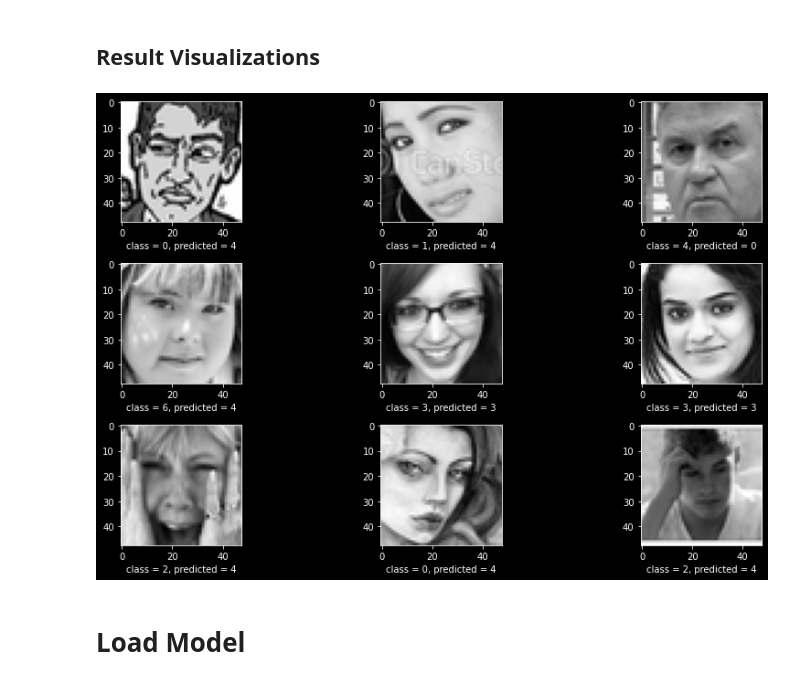
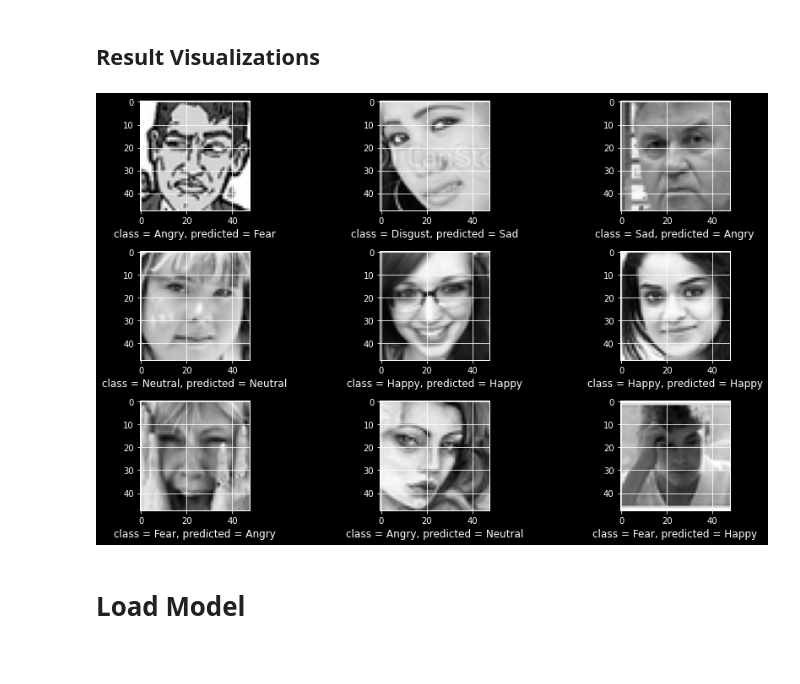
Before and after one commit to spykard/Deep-Learning, a Jupyter notebook: Basic_image_FER_etc_plus_generator.ipynb, the cells around one changed output. Drawn from its saved outputs; the diff is of its cells as text; code cells hidden in the pictures.

```diff
--- a/Basic_image_FER_etc_plus_generator.ipynb
+++ b/Basic_image_FER_etc_plus_generator.ipynb
@@ -8,6 +8,8 @@ from keras.preprocessing.image import ImageDataGenerator, load_img
 from keras.models import Sequential, load_model
 from keras.layers import Conv2D, MaxPooling2D, BatchNormalization, AveragePooling2D
 from keras.layers import Dense, Dropout, Activation, Flatten
+from keras.applications import VGG16
+from keras.applications.vgg16 import preprocess_input
 from keras.utils import plot_model
 from keras.optimizers import Adam
 from keras.regularizers import l2
@@ -30,12 +32,12 @@ print_tensorflow_GPU_info = False
 tensorflow_verbosity = "INFO"  # DEBUG(10): All | INFO(20): Info&Warning | WARN(30)[Default]: Warning | ERROR(40): Error | FATAL(50): None
 random_state = 22
     # General
-dataset_name = "JAFFE"
+dataset_name = "FER-2013"
 multiclass = True
 num_features = 64
 num_labels = 7
 width, height = 48, 48
-channels = 1
+channels = 3
 load_npy = True
 data_generator = False
     # Convolution
@@ -45,7 +47,7 @@ strides = (2, 2)
 dropout = 0.3
     # Training
 batch_size = 64
-epochs = 10
+epochs = 2
 loss = "categorical_crossentropy"
 optimizer = "adam"
 eval_metrics = "accuracy"
@@ -134,6 +138,16 @@ if dataset_name == "FER-2013":
         tmask = np.load('./Datasets/FER-2013/ftraintestmask.npy')
         print("Data loaded from .npy files")
 
+    # Make image VGG compatible (3 channels instead of 1 channel gray scale, and BGR)
+    X_new = np.empty((len(X), width, height, channels))
+    for i in range(len(X)):
+        X_new[i] = preprocess_input(np.dstack((X[i], X[i], X[i])))
+    X = X_new
+    del X_new
+
+    # Class Label Names
+    label_names = ["Angry", "Disgust", "Fear", "Happy", "Sad", "Surprise", "Neutral"]
+
 elif dataset_name == "JAFFE":
     # Load images
     data_path = "./Datasets/Japanese Female Facial Expression (JAFFE) Dataset/PNG Format"
@@ -165,7 +179,9 @@ elif dataset_name == "JAFFE":
     labels[122:152]=4 #30
     labels[152:183]=5 #31
     labels[183:]=6 #30
-    names = ['ANGRY','DISGUST','FEAR','HAPPY','NEUTRAL','SAD','SURPRISE']
+
+    # Class Label Names
+    label_names = ['ANGRY', 'DISGUST', 'FEAR', 'HAPPY', 'NEUTRAL', 'SAD', 'SURPRISE']
 
     # Convert class labels to on-hot encoding
     Y = to_categorical(labels, num_labels)
@@ -246,6 +253,9 @@ if dataset_name == "Dogs vs. Cats":
 # %% [markdown]
 ## Dataset Preprocessing
 # %%
+def get_class_label(labels, number):
+    return labels[number]
+
 print("Dataset Preprocessing done, no feature extraction")
 # %% [output]
 Dataset Preprocessing done, no feature extraction
@@ -504,18 +529,18 @@ dict_keys(['val_loss', 'val_accuracy', 'loss', 'accuracy'])
 # %%
 ''' Visualize samples alongside predictions on the dataset '''
 if dataset_name == "FER-2013":
     predictions_df = pd.DataFrame({'id': np.where(~tmask)[0]})
     predictions_df['class'] = predictions
 
     plt.figure(figsize=(12, 12))
     for i, pixels in enumerate(X[~tmask][0:9]):
         plt.subplot(5, 3, i+1)
         plt.imshow(pixels[:,:,0], cmap='gray')  # (256L, 256L, 1L) cannot be plotted therefore we need to get rid of the last dimension -> (256L, 256L)
-        plt.xlabel("class = " + "{}".format(np.argmax(y[~tmask][i], axis=-1)) + ", predicted = " + "{}".format(predictions_df.loc[i, "class"]))
+        plt.xlabel("class = " + "{}".format(get_class_label(label_names, np.argmax(y[~tmask][i], axis=-1))) + ", predicted = " + "{}".format(get_class_label(label_names,  predictions_df.loc[i, "class"])))
     plt.tight_layout()
     plt.show()
 # %% [output]
-[figure, old version]
+[figure, new version]
 # %% [markdown]
 # Load Model
 # %%
```
Also changed, not shown: parts of 12 cells of this notebook.
